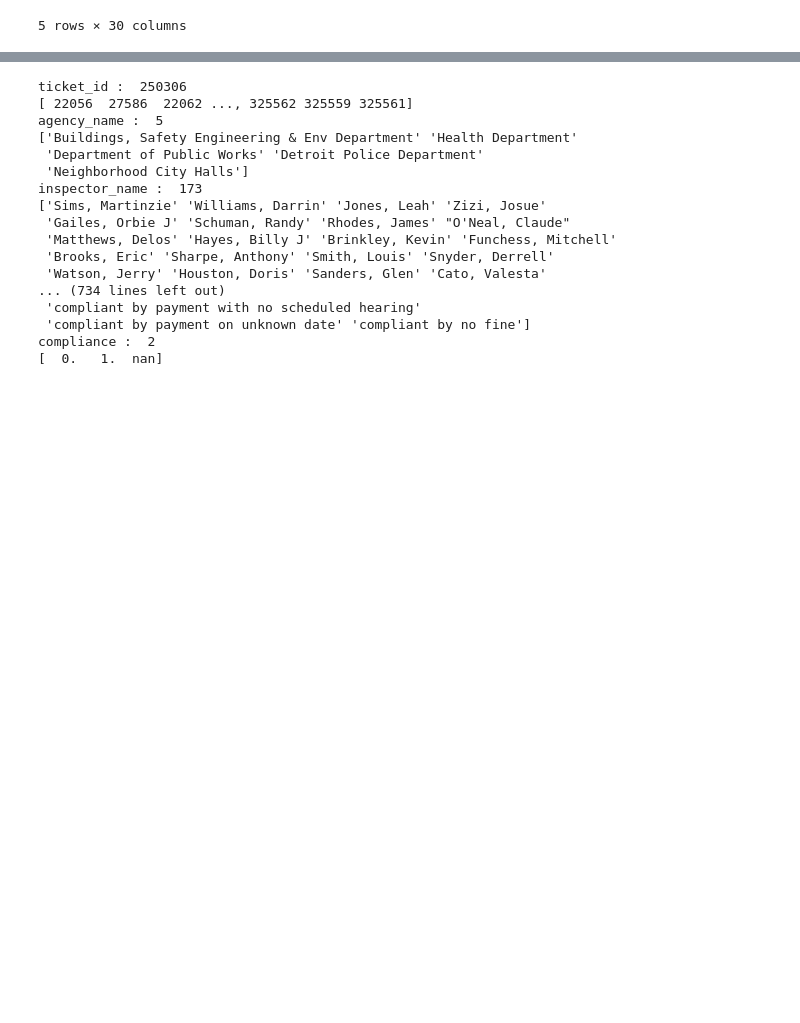
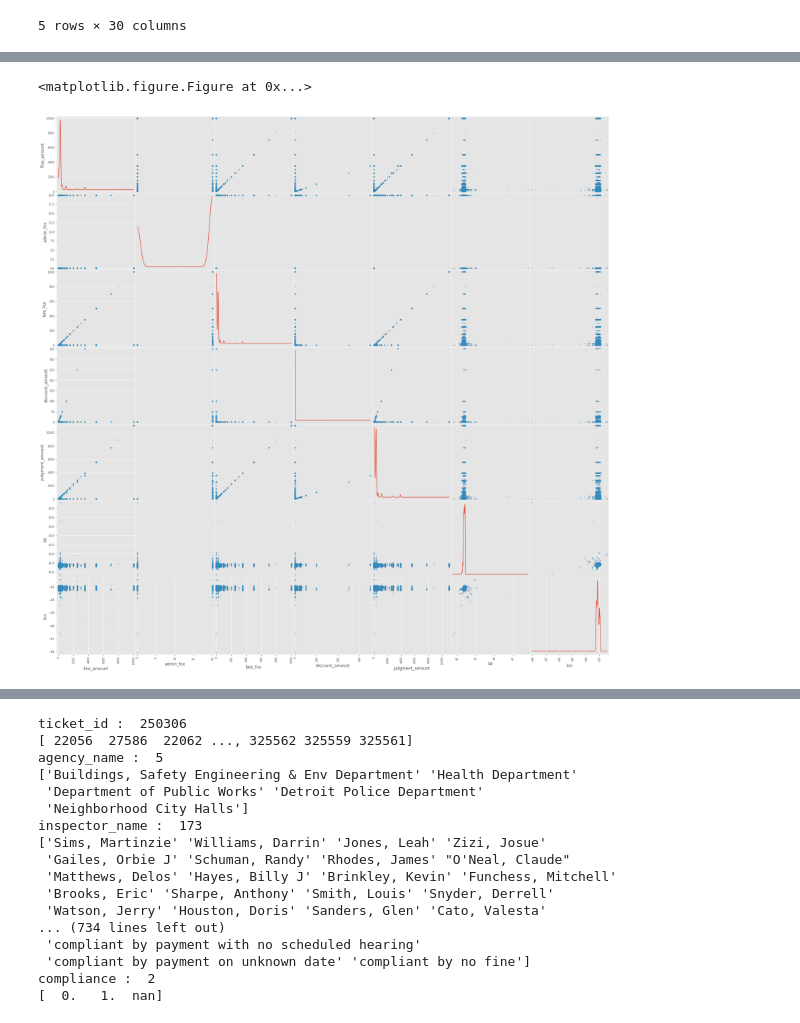
Before and after one commit to aitabuzaid/predict-fines, a Jupyter notebook: Assignment+4.ipynb, the cells around one changed output, grey strips where cells are left out. Cells and saved outputs as stored; diff of their text form; code cells hidden in the pictures; blank space fills up the shorter version.

```diff
--- a/Assignment+4.ipynb
+++ b/Assignment+4.ipynb
@@ -229,0 +238,24 @@ plt.show()
+# %%
+#from pandas import scatter_matrix
+plt.style.use('ggplot')
+plt.figure()
+num_cols = ['fine_amount',
+            'admin_fee',
+#            'state_fee', # perfectly correlated with admin_fee
+            'late_fee',
+            'discount_amount',
+#            'clean_up_cost', # all zeros
+            'judgment_amount',
+            'lat',
+            'lon']
+pd.scatter_matrix(train_data_merged[num_cols],
+                  alpha=0.3,
+                  figsize=(30, 30),
+                  diagonal='kde');
+                 #c=train_data_merged['compliance']
+
+plt.show()
+#test_data_merged.describe()
+# %% [output]
+<matplotlib.figure.Figure at 0x...>
+[figure, added]
```
Also changed, not shown: parts of 5 cells of this notebook.
